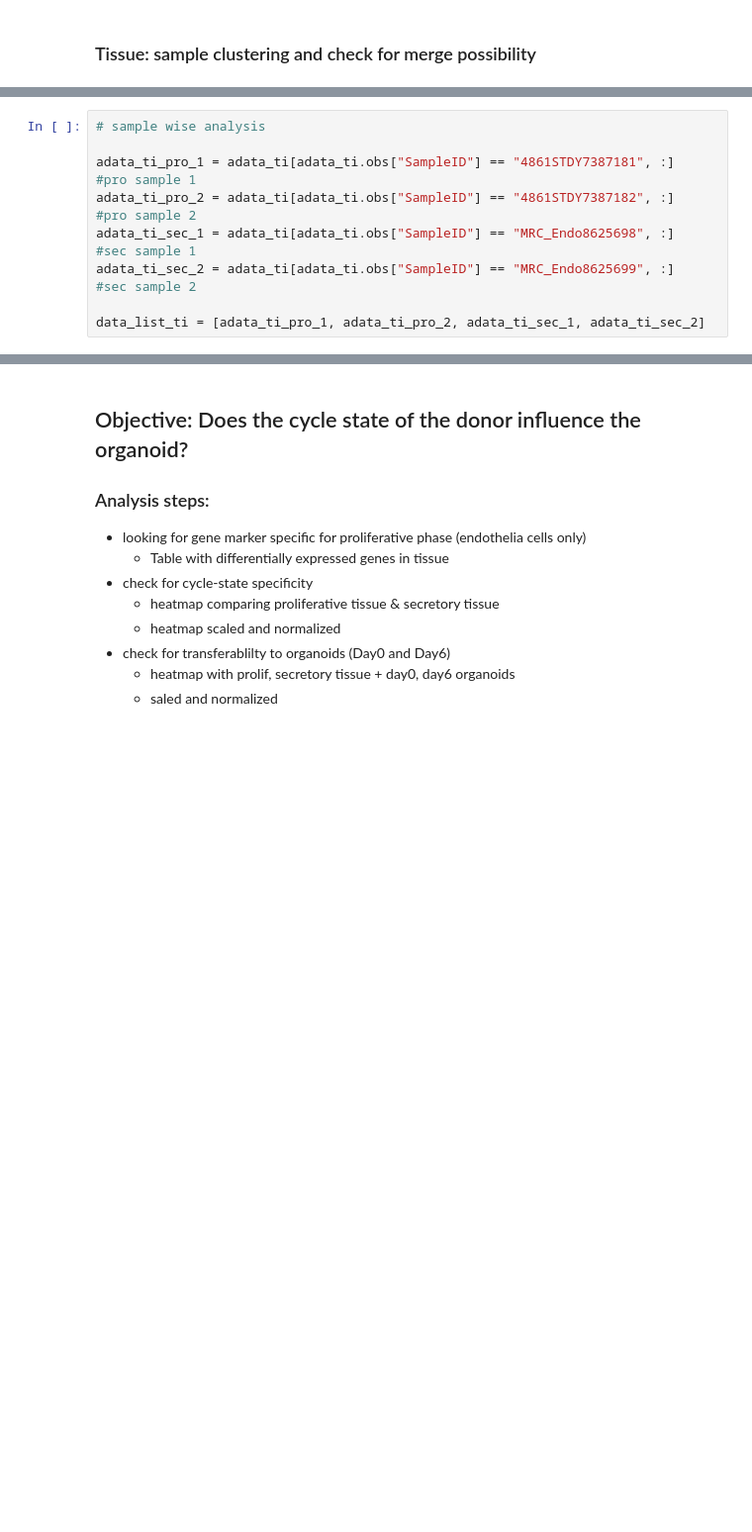
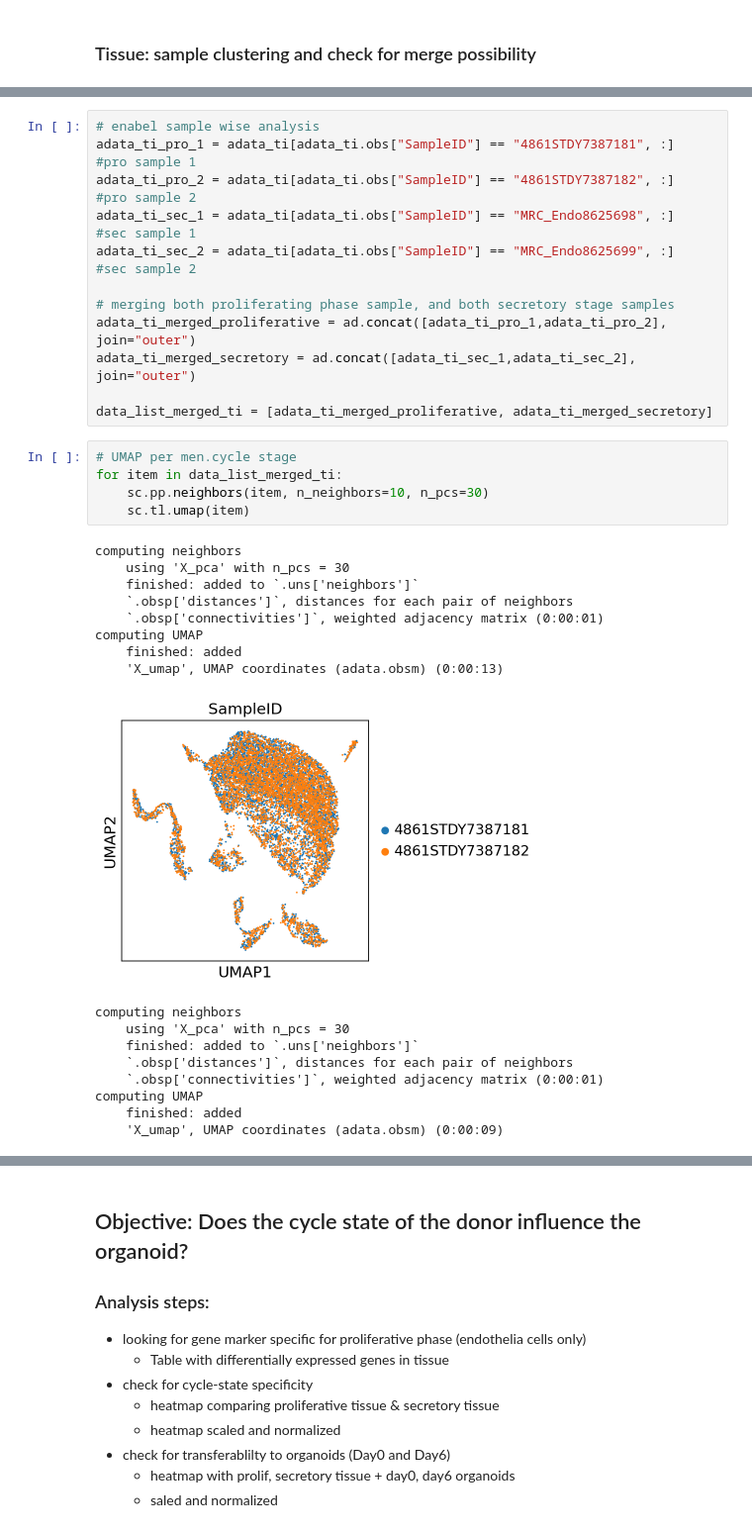
Before and after one commit to vicfabienne/Organoids_sc_WS2122, a Jupyter notebook: processing_notebooks/Code_for_finalreport.ipynb, the cells around one changed output, grey strips where cells are left out. Shown at 99% size. Saved outputs shown, nothing was run; the diff lists cells and outputs as text; blank space fills up the shorter version.

```diff
--- a/processing_notebooks/Code_for_finalreport.ipynb
+++ b/processing_notebooks/Code_for_finalreport.ipynb
@@ -55,9 +92,35 @@ adata_org.var_names_make_unique()
 # %%
-# sample wise analysis
-
+# enabel sample wise analysis
 adata_ti_pro_1 = adata_ti[adata_ti.obs["SampleID"] == "4861STDY7387181", :]  #pro sample 1
 adata_ti_pro_2 = adata_ti[adata_ti.obs["SampleID"] == "4861STDY7387182", :]  #pro sample 2
 adata_ti_sec_1 = adata_ti[adata_ti.obs["SampleID"] == "MRC_Endo8625698", :]  #sec sample 1
 adata_ti_sec_2 = adata_ti[adata_ti.obs["SampleID"] == "MRC_Endo8625699", :]  #sec sample 2
 
-data_list_ti = [adata_ti_pro_1, adata_ti_pro_2, adata_ti_sec_1, adata_ti_sec_2]
+# merging both proliferating phase sample, and both secretory stage samples
+adata_ti_merged_proliferative = ad.concat([adata_ti_pro_1,adata_ti_pro_2], join="outer")
+adata_ti_merged_secretory = ad.concat([adata_ti_sec_1,adata_ti_sec_2], join="outer")
+
+data_list_merged_ti = [adata_ti_merged_proliferative, adata_ti_merged_secretory]
+# %%
+# UMAP per men.cycle stage
+for item in data_list_merged_ti:
+    sc.pp.neighbors(item, n_neighbors=10, n_pcs=30)
+    sc.tl.umap(item)
+# %% [output]
+computing neighbors
+    using 'X_pca' with n_pcs = 30
+    finished: added to `.uns['neighbors']`
+    `.obsp['distances']`, distances for each pair of neighbors
+    `.obsp['connectivities']`, weighted adjacency matrix (0:00:01)
+computing UMAP
+    finished: added
+    'X_umap', UMAP coordinates (adata.obsm) (0:00:13)
+[figure, added]
+computing neighbors
+    using 'X_pca' with n_pcs = 30
+    finished: added to `.uns['neighbors']`
+    `.obsp['distances']`, distances for each pair of neighbors
+    `.obsp['connectivities']`, weighted adjacency matrix (0:00:01)
+computing UMAP
+    finished: added
+    'X_umap', UMAP coordinates (adata.obsm) (0:00:09)
```
Also changed, not shown: parts of 17 cells of this notebook.
